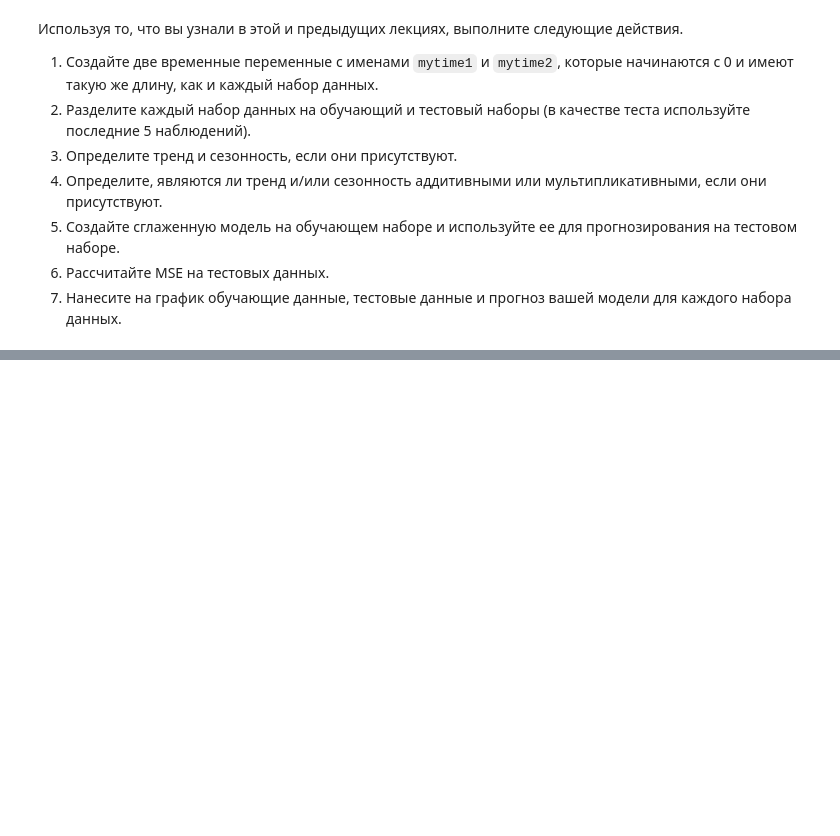
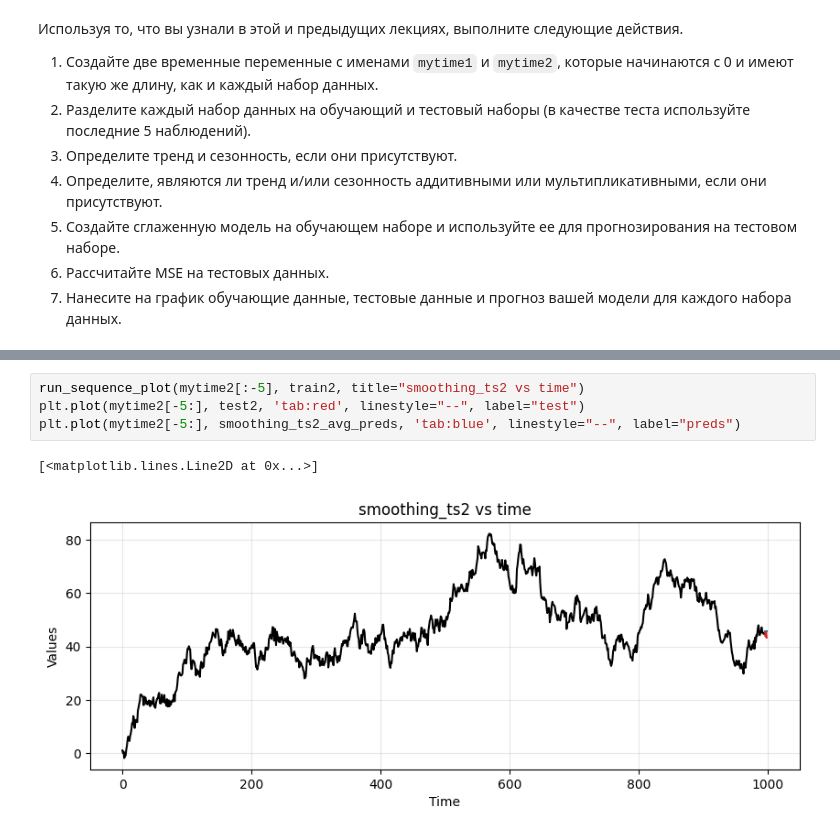
Before and after one commit to QS1lE/ml_time.series.2, a Jupyter notebook: practice 3/3 smoothing.ipynb, the cells around one changed output, grey strips where cells are left out. Cells and saved outputs as stored; diff of their text form; blank space fills up the shorter version.

```diff
--- a/practice 3/3 smoothing.ipynb
+++ b/practice 3/3 smoothing.ipynb
@@ -719,0 +823,7 @@ mytime2 = np.arange(len(smoothing_ts2))
+# %%
+run_sequence_plot(mytime2[:-5], train2, title="smoothing_ts2 vs time")
+plt.plot(mytime2[-5:], test2, 'tab:red', linestyle="--", label="test")
+plt.plot(mytime2[-5:], smoothing_ts2_avg_preds, 'tab:blue', linestyle="--", label="preds")
+# %% [output]
+[<matplotlib.lines.Line2D at 0x...>]
+[figure, added]
```
Also changed, not shown: parts of 19 cells of this notebook.
